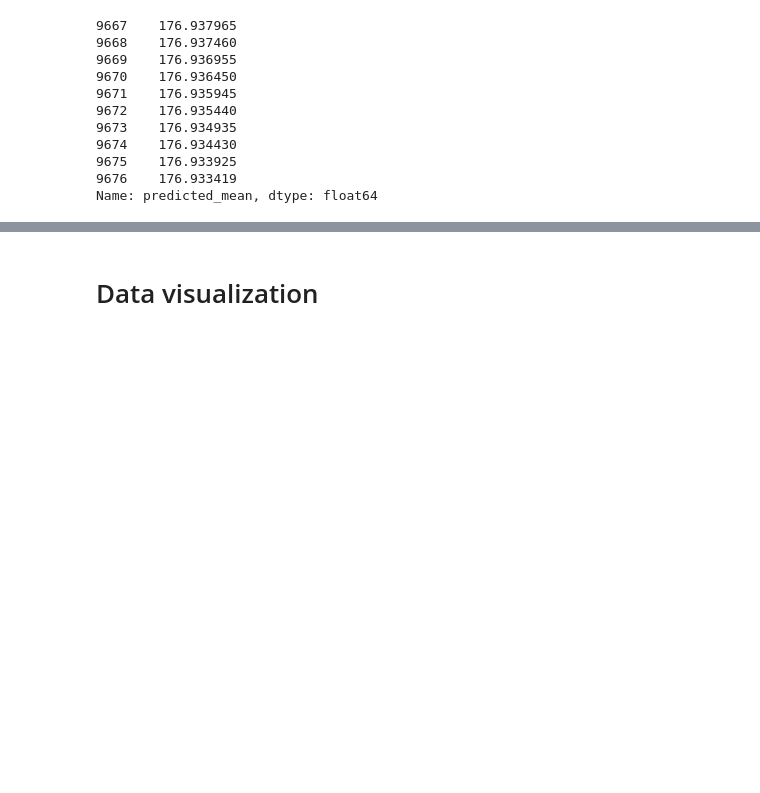
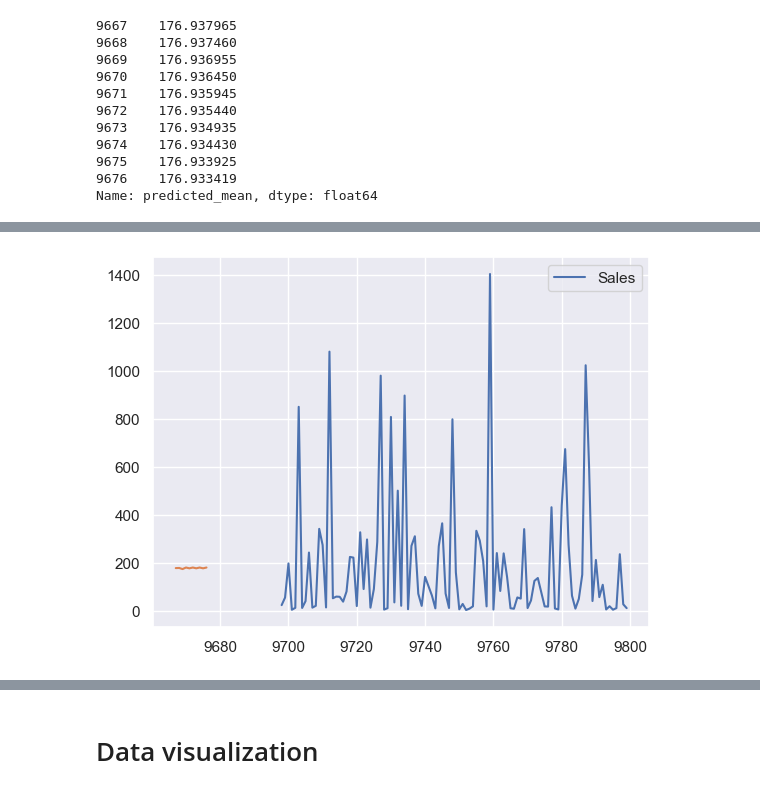
Before and after one commit to horlaralexie/CA2_ML_DV_2023_24, a Jupyter notebook: HDip_CA2_ML_DV_sba23193_2023_24.ipynb, the cells around one changed output, grey strips where cells are left out. Saved outputs shown, nothing was run; the diff lists cells and outputs as text; code cells hidden in the pictures; blank space fills up the shorter version.

Commit message:
Working on time series to know the best Box-Jenkins model to the chosen dataset

```diff
--- a/HDip_CA2_ML_DV_sba23193_2023_24.ipynb
+++ b/HDip_CA2_ML_DV_sba23193_2023_24.ipynb
@@ -617,0 +653,9 @@ Name: predicted_mean, dtype: float64
+# %%
+arma_model = SARIMAX(series_data["Sales"], order=(2, 0, 5)).fit()
+forecast = arma_model.get_forecast(steps=10)
+series_data.iloc[-100:].plot(y="Sales")
+forecast_mean = forecast.predicted_mean
+forecast_ci = forecast.conf_int()
+forecast_mean.plot();
+# %% [output]
+[figure, added]
```
Also changed, not shown: parts of 37 cells of this notebook.
